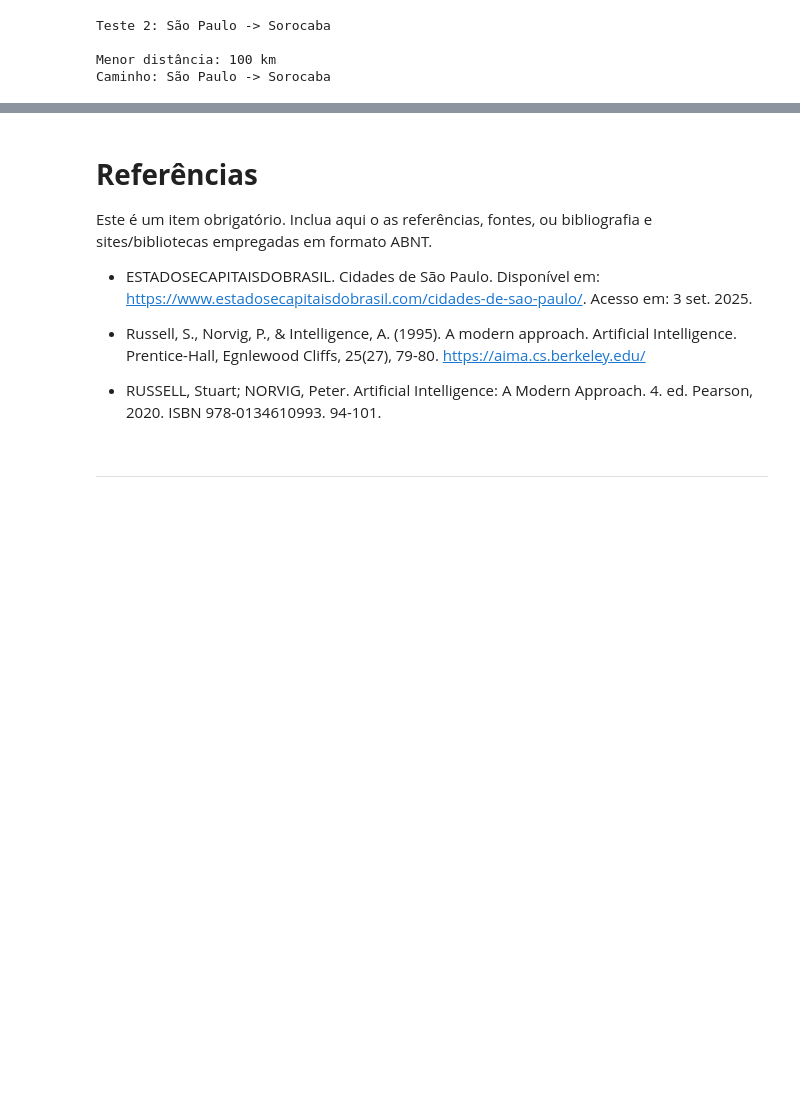
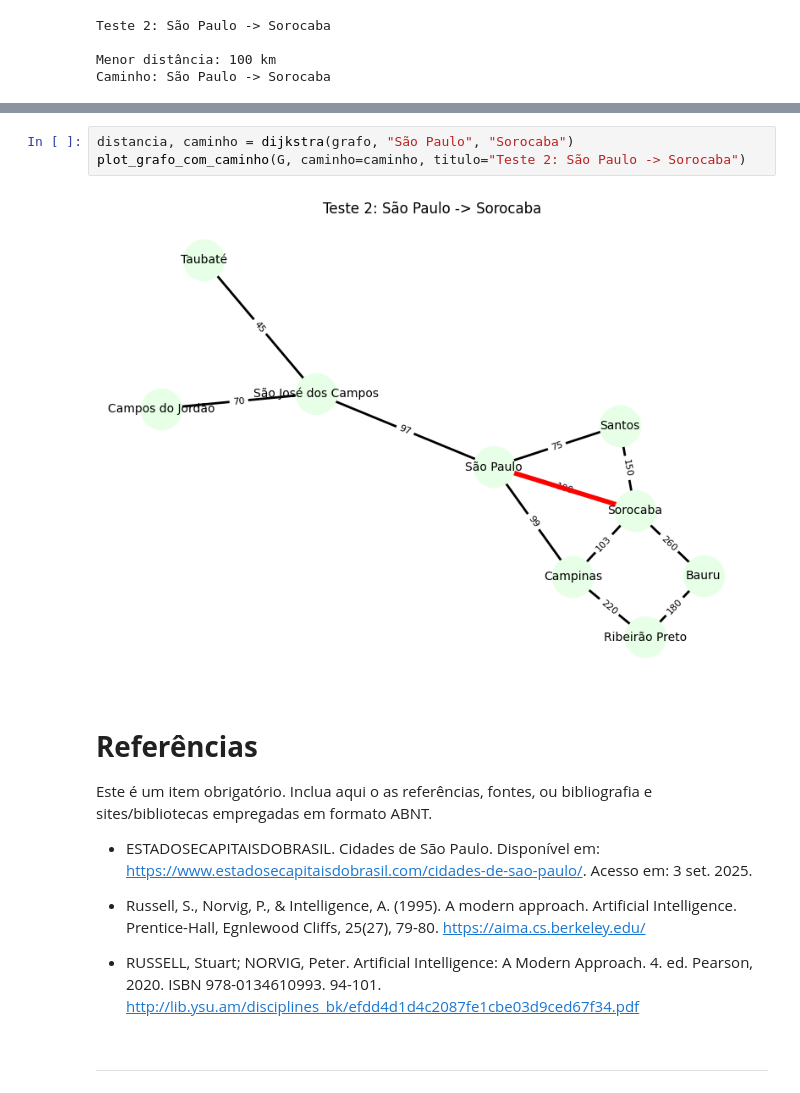
Before and after one commit to CleideLustosa/AtividadeEntregaLogProgTicTrilha, a Jupyter notebook: A2_Search_Algorithms_Cleide_e_Erika.ipynb, the cells around one changed output, grey strips where cells are left out. Cells and saved outputs as stored; diff of their text form; blank space fills up the shorter version.

```diff
--- a/A2_Search_Algorithms_Cleide_e_Erika.ipynb
+++ b/A2_Search_Algorithms_Cleide_e_Erika.ipynb
@@ -339,3 +378,8 @@ Caminho: São Paulo -> Sorocaba
+# %%
+distancia, caminho = dijkstra(grafo, "São Paulo", "Sorocaba")
+plot_grafo_com_caminho(G, caminho=caminho, titulo="Teste 2: São Paulo -> Sorocaba")
+# %% [output]
+[figure, added]
 # %% [markdown]
 # **Referências**
 
@@ -345,7 +389,7 @@ Este é um item obrigatório. Inclua aqui o as referências, fontes, ou bibliogr
 
 - Russell, S., Norvig, P., & Intelligence, A. (1995). A modern approach. Artificial Intelligence. Prentice-Hall, Egnlewood Cliffs, 25(27), 79-80. https://aima.cs.berkeley.edu/
 
-- RUSSELL, Stuart; NORVIG, Peter. Artificial Intelligence: A Modern Approach. 4. ed. Pearson, 2020. ISBN 978-0134610993. 94-101.
+- RUSSELL, Stuart; NORVIG, Peter. Artificial Intelligence: A Modern Approach. 4. ed. Pearson, 2020. ISBN 978-0134610993. 94-101. http://lib.ysu.am/disciplines_bk/efdd4d1d4c2087fe1cbe03d9ced67f34.pdf
 # %% [markdown]
 ---
 # %%
```
Also changed, not shown: parts of 4 cells of this notebook.
